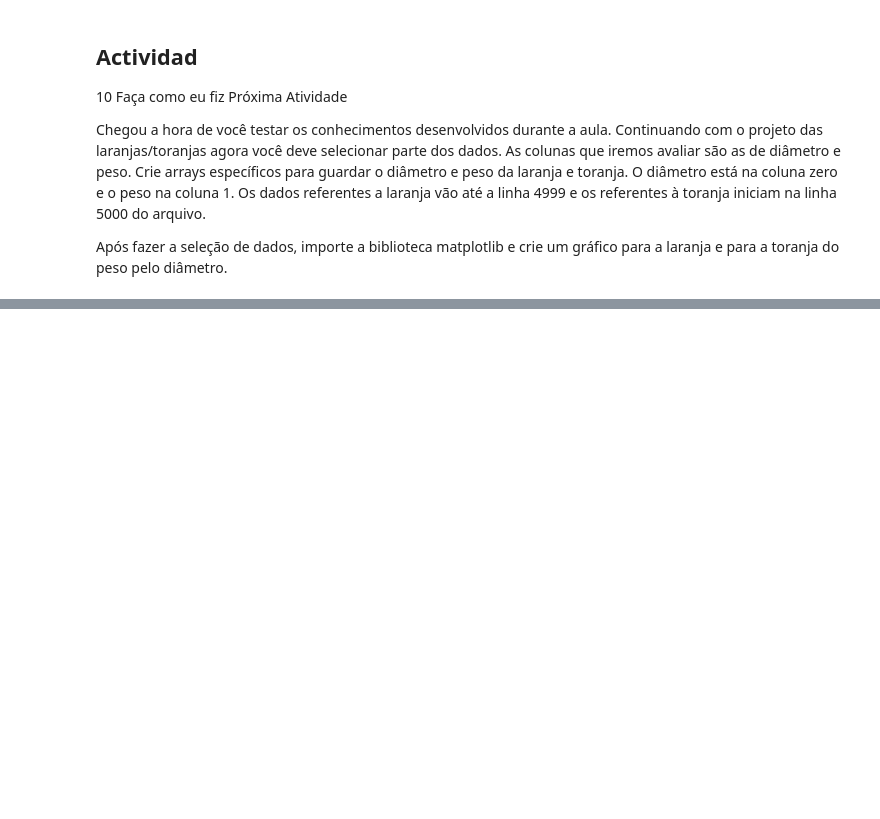
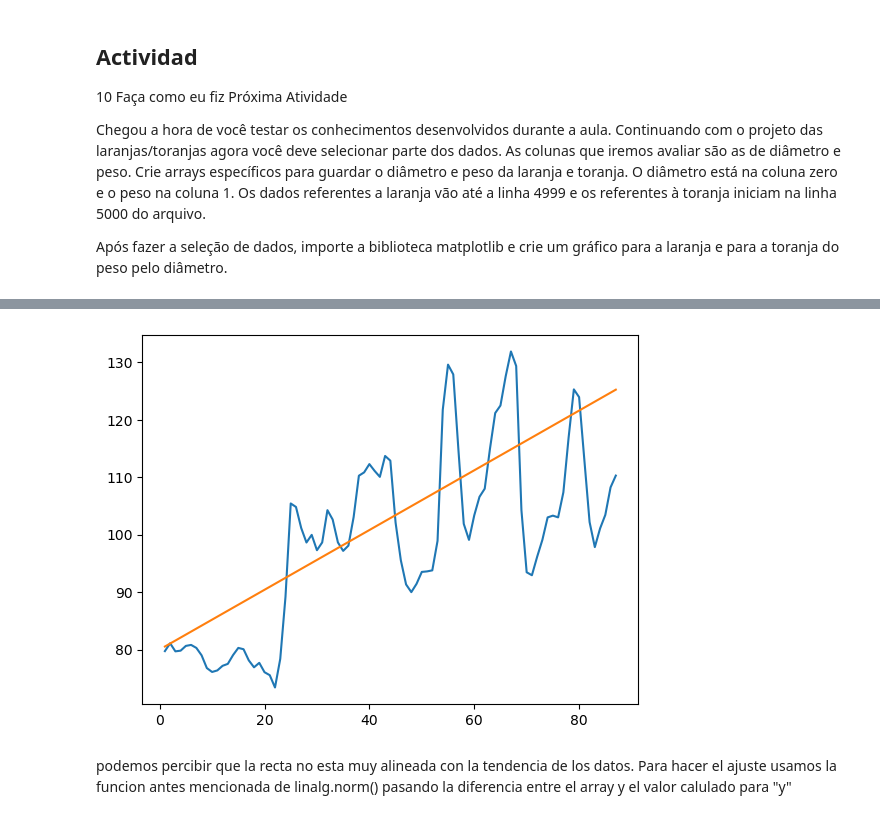
Before and after one commit to ygor-github/Curso_NumPy, a Jupyter notebook: Aprendiendo_Numpy.ipynb, the cells around one changed output, grey strips where cells are left out. Drawn from its saved outputs; the diff is of its cells as text; code cells hidden in the pictures; blank space fills up the shorter version.

```diff
--- a/Aprendiendo_Numpy.ipynb
+++ b/Aprendiendo_Numpy.ipynb
@@ -425,0 +444,7 @@ Após fazer a seleção de dados, importe a biblioteca matplotlib e crie um grá
+# %%
+x = datas
+# %%
+#Los siguiente valore se toman de forma aleatoria como ejemplo
+#para crear una recta.
+y = 0.52*x+80
+y
@@ -425,0 +463,8 @@ Após fazer a seleção de dados, importe a biblioteca matplotlib e crie um grá
+# %%
+plt.plot(datas, Moscow)
+plt.plot(x,y)
+plt.show()
+# %% [output]
+[figure, added]
+# %% [markdown]
+podemos percibir que la recta no esta muy alineada con la tendencia de los datos. Para hacer el ajuste usamos la funcion antes mencionada de linalg.norm() pasando la diferencia entre el array y el valor calulado para "y"
```
Also changed, not shown: parts of 49 cells of this notebook, 1 other file.
